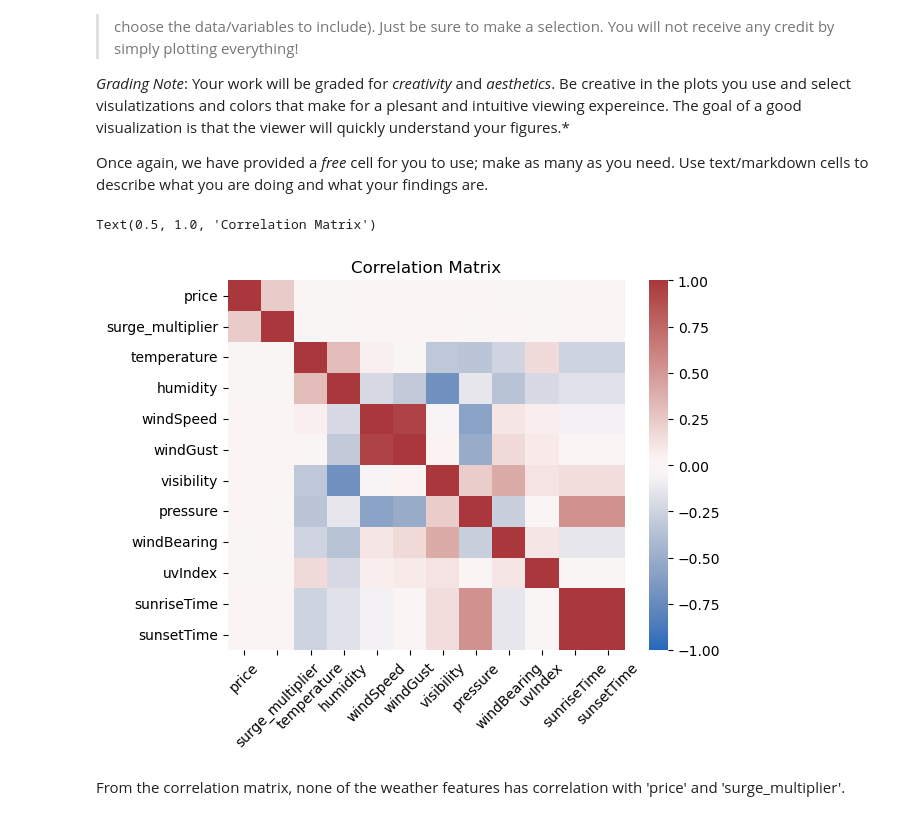
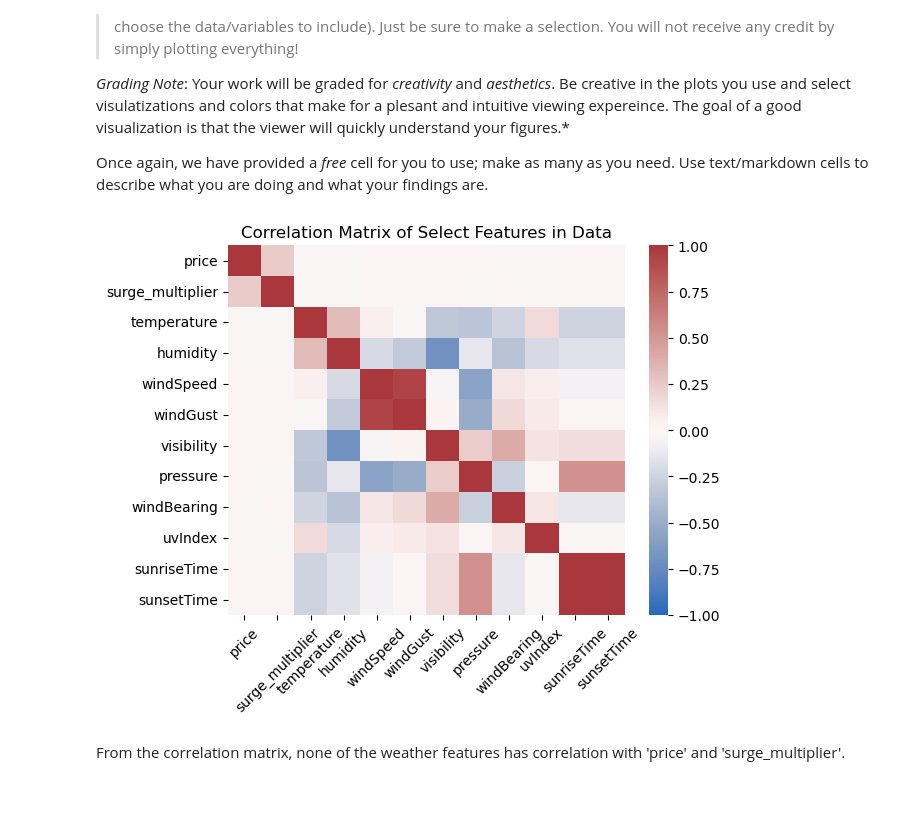
Before and after one commit to jumonlala/217_final_project, a Jupyter notebook: hw6.ipynb, the cells around one changed output. Cells and saved outputs as stored; diff of their text form; code cells hidden in the pictures.

```diff
--- a/hw6.ipynb
+++ b/hw6.ipynb
@@ -289,10 +289,10 @@ heatmap_data = clean_data[heatmap_features].corr(numeric_only=True)
 # %%
 sns.heatmap(heatmap_data, cmap=sns.cm.vlag, vmin=-1)
 plt.xticks(rotation=45)
-plt.title('Correlation Matrix')
+plt.title('Correlation Matrix of Select Features in Data')
+plt.show()
 # %% [output]
-Text(0.5, 1.0, 'Correlation Matrix')
-[figure, old version]
+[figure, new version]
 # %% [markdown]
 From the correlation matrix, none of the weather features has correlation with 'price' and 'surge_multiplier'.
 # %%
```
Also changed, not shown: parts of 46 cells of this notebook.
